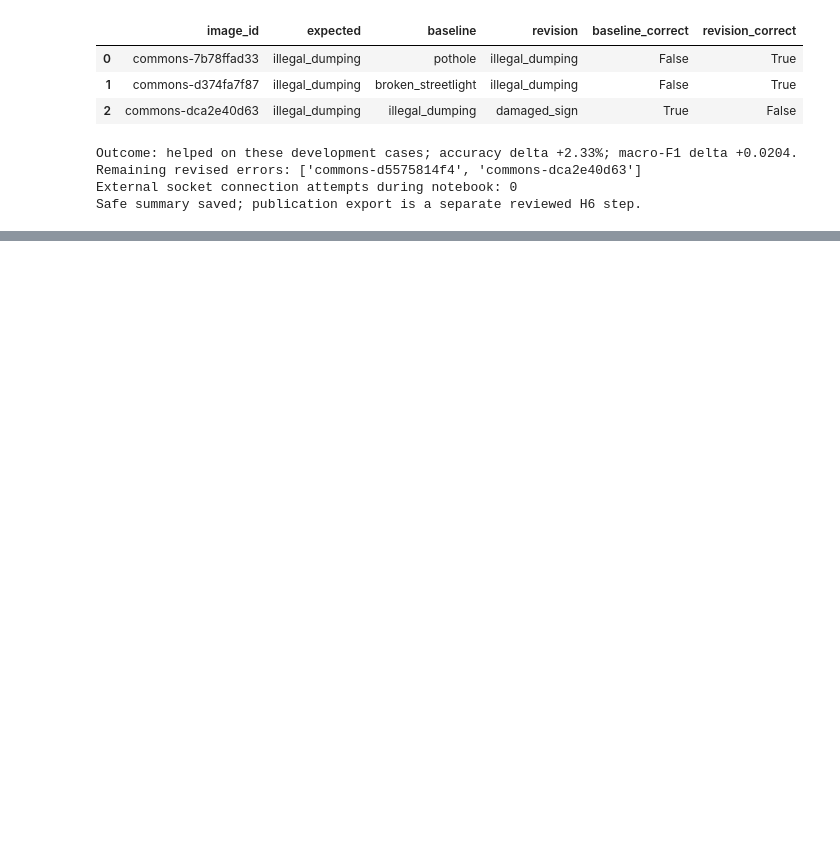
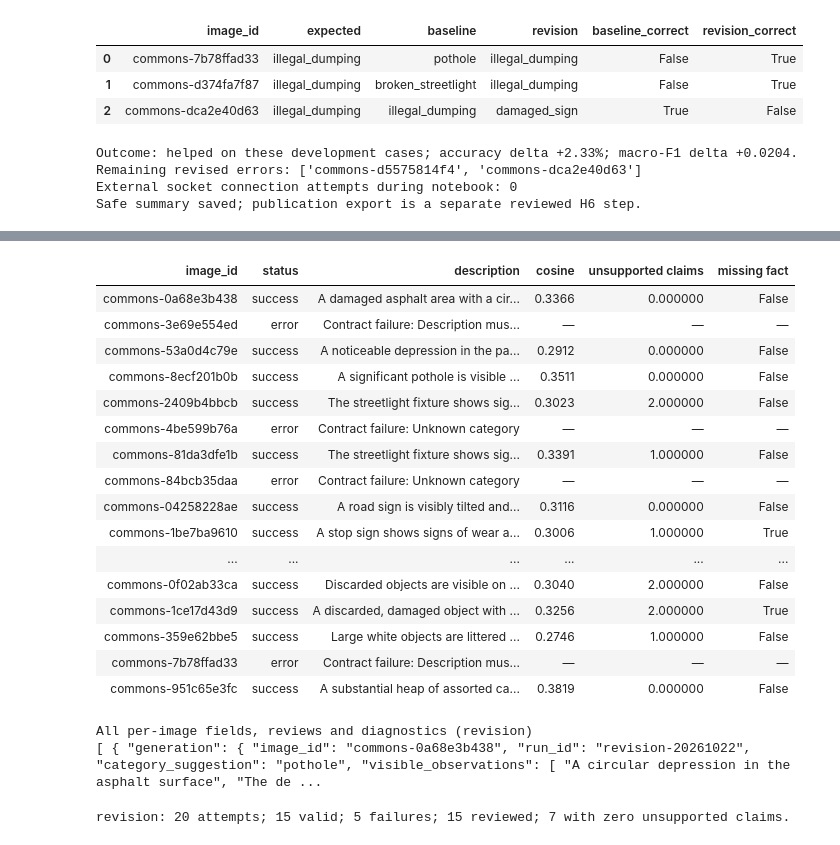
Before and after one commit to Itz-Viggy/civicfix, a Jupyter notebook: experiments/first_model_exploration/training_experiments.ipynb, the cells around one changed output, grey strips where cells are left out. Saved outputs shown, nothing was run; the diff lists cells and outputs as text; code cells hidden in the pictures; blank space fills up the shorter version.

```diff
--- a/experiments/first_model_exploration/training_experiments.ipynb
+++ b/experiments/first_model_exploration/training_experiments.ipynb
@@ -514,0 +707,23 @@ The result supports keeping the revised prompts for the next evaluation, but a s
+# %%
+show_description_run("revision")
+# %% [output]
+| image_id | status | description | cosine | unsupported claims | missing fact |
+| commons-0a68e3b438 | success | A damaged asphalt area with a cir... | 0.3366 | 0.000000 | False |
+| commons-3e69e554ed | error | Contract failure: Description mus... | — | — | — |
+| commons-53a0d4c79e | success | A noticeable depression in the pa... | 0.2912 | 0.000000 | False |
+| commons-8ecf201b0b | success | A significant pothole is visible ... | 0.3511 | 0.000000 | False |
+| commons-2409b4bbcb | success | The streetlight fixture shows sig... | 0.3023 | 2.000000 | False |
+| commons-4be599b76a | error | Contract failure: Unknown category | — | — | — |
+| commons-81da3dfe1b | success | The streetlight fixture shows sig... | 0.3391 | 1.000000 | False |
+| commons-84bcb35daa | error | Contract failure: Unknown category | — | — | — |
+| commons-04258228ae | success | A road sign is visibly tilted and... | 0.3116 | 0.000000 | False |
+| commons-1be7ba9610 | success | A stop sign shows signs of wear a... | 0.3006 | 1.000000 | True |
+| ... | ... | ... | ... | ... | ... |
+| commons-0f02ab33ca | success | Discarded objects are visible on ... | 0.3040 | 2.000000 | False |
+| commons-1ce17d43d9 | success | A discarded, damaged object with ... | 0.3256 | 2.000000 | True |
+| commons-359e62bbe5 | success | Large white objects are littered ... | 0.2746 | 1.000000 | False |
+| commons-7b78ffad33 | error | Contract failure: Description mus... | — | — | — |
+| commons-951c65e3fc | success | A substantial heap of assorted ca... | 0.3819 | 0.000000 | False |
+All per-image fields, reviews and diagnostics (revision)
+[ { "generation": { "image_id": "commons-0a68e3b438", "run_id": "revision-20261022", "category_suggestion": "pothole", "visible_observations": [ "A circular depression in the asphalt surface", "The de ...
+revision: 20 attempts; 15 valid; 5 failures; 15 reviewed; 7 with zero unsupported claims.
```
Also changed, not shown: parts of 20 cells of this notebook, 9 other files.
